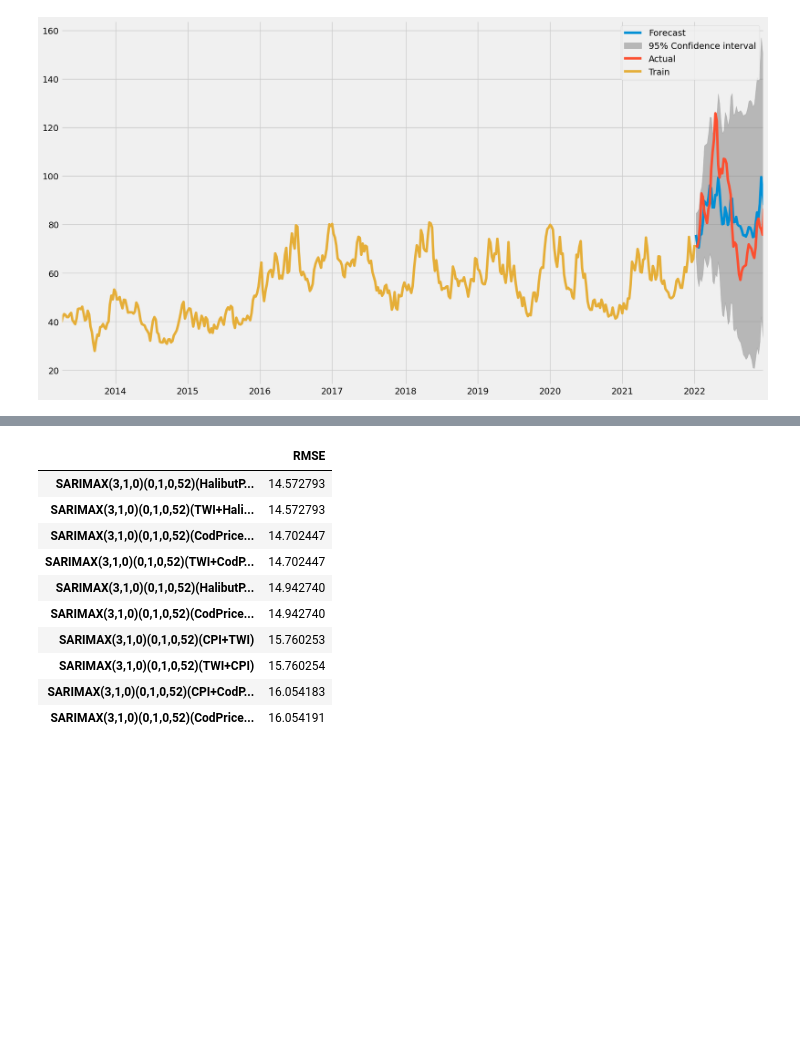
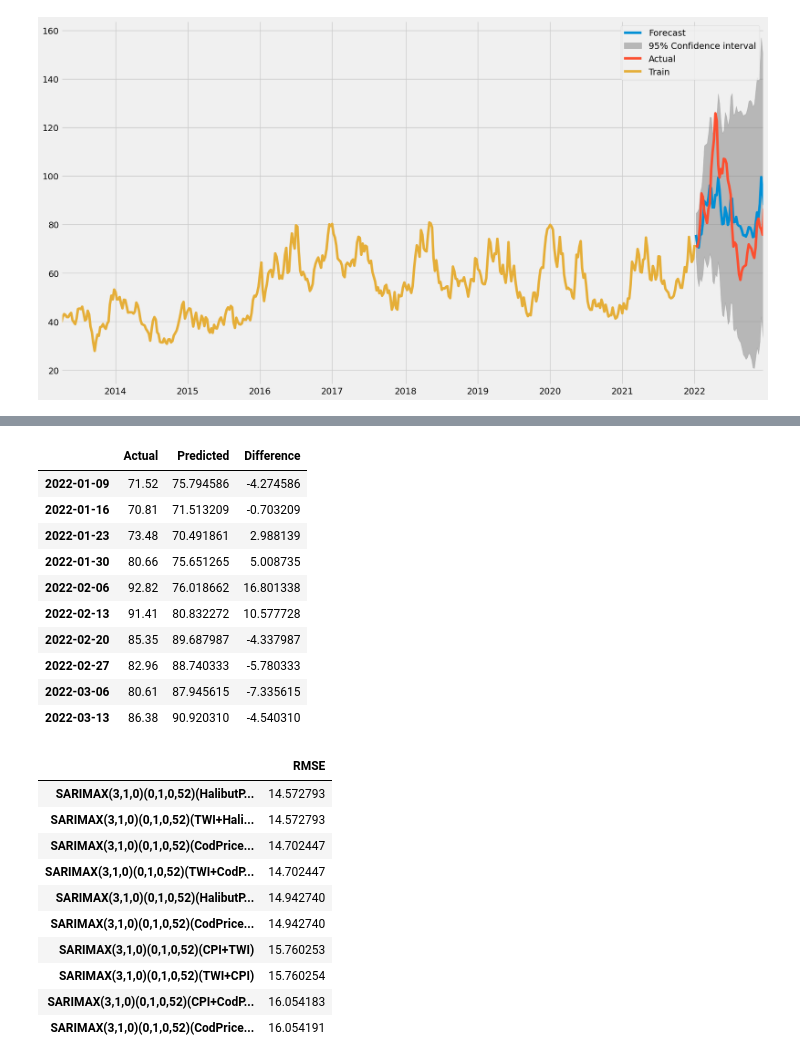
Before and after one commit to BachelorLaks/bachelor2023, a Jupyter notebook: data/ARIMA.ipynb, the cells around one changed output, grey strips where cells are left out. Saved outputs shown, nothing was run; the diff lists cells and outputs as text; code cells hidden in the pictures; blank space fills up the shorter version.

```diff
--- a/data/ARIMA.ipynb
+++ b/data/ARIMA.ipynb
@@ -603,6 +586,23 @@ print(SARIMAX_uni_best_fit.summary().as_latex())
 
 Warnings: \newline
  [1] Covariance matrix calculated using the outer product of gradients (complex-step).
+# %%
+SARIMAX_uni_forecasts = SARIMAX_uni_best_fit.forecast(50, exog=exogenous_test['TWI'])
+SARIMAX_uni_forecasts_df = pd.DataFrame({'Actual':test, 'Predicted':SARIMAX_uni_forecasts})
+SARIMAX_uni_forecasts_df["Difference"] = SARIMAX_uni_forecasts_df["Actual"] - SARIMAX_uni_forecasts_df["Predicted"]
+SARIMAX_uni_forecasts_df.head(10)
+# %% [output]
+|  | Actual | Predicted | Difference |
+| 2022-01-09 | 71.52 | 75.794586 | -4.274586 |
+| 2022-01-16 | 70.81 | 71.513209 | -0.703209 |
+| 2022-01-23 | 73.48 | 70.491861 | 2.988139 |
+| 2022-01-30 | 80.66 | 75.651265 | 5.008735 |
+| 2022-02-06 | 92.82 | 76.018662 | 16.801338 |
+| 2022-02-13 | 91.41 | 80.832272 | 10.577728 |
+| 2022-02-20 | 85.35 | 89.687987 | -4.337987 |
+| 2022-02-27 | 82.96 | 88.740333 | -5.780333 |
+| 2022-03-06 | 80.61 | 87.945615 | -7.335615 |
+| 2022-03-13 | 86.38 | 90.920310 | -4.540310 |
 # %%
 %%capture
 
```
Also changed, not shown: parts of 7 cells of this notebook, 1 other file.
